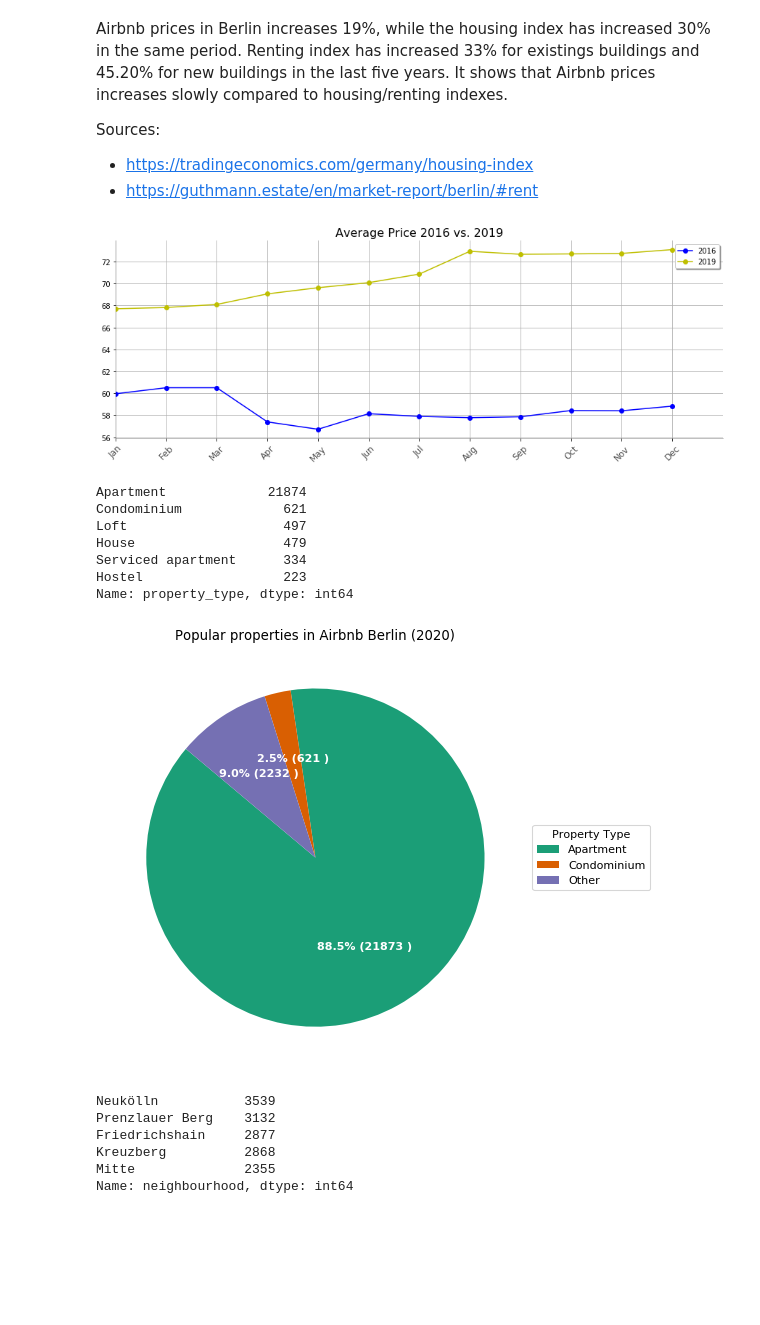
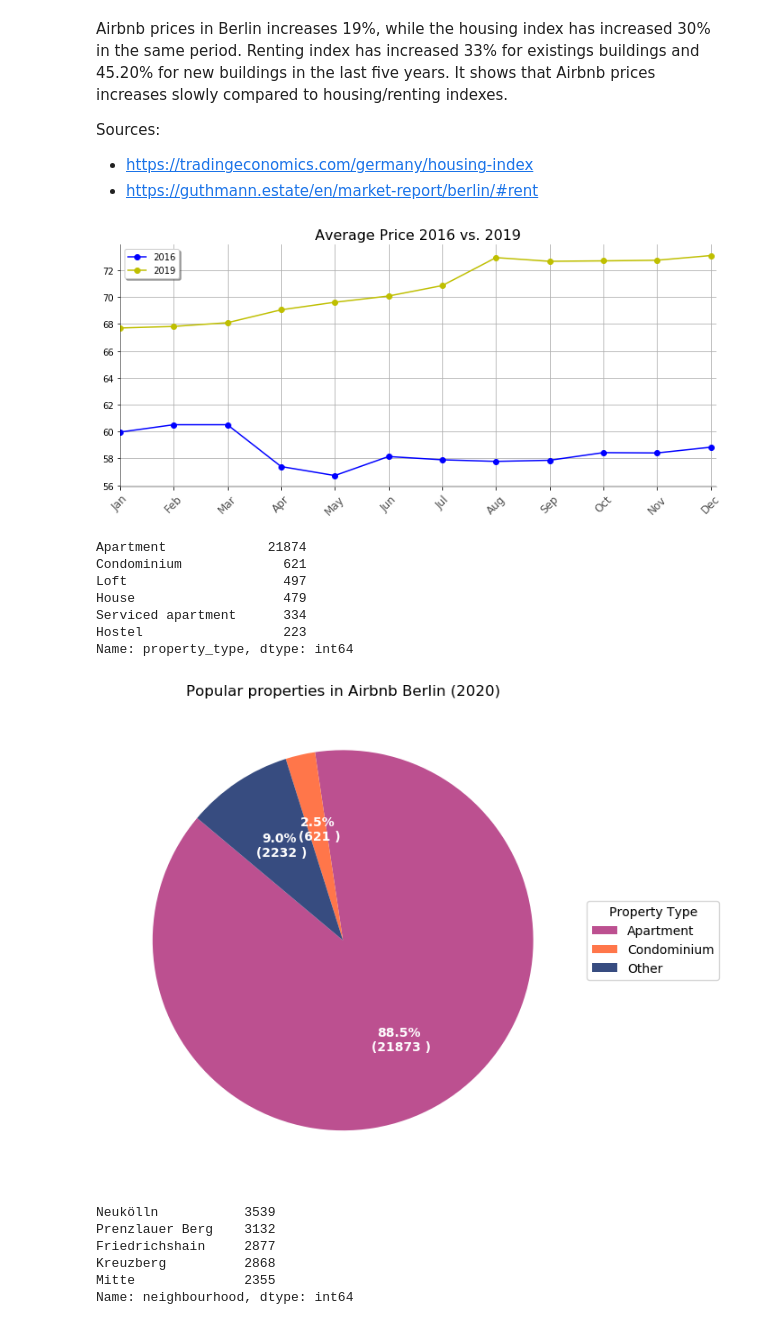
Before and after one commit to vitorarrais/data-science-notebooks, a Jupyter notebook: airbnb-berlin/airbnb-berlin.ipynb, the cells around one changed output. Saved outputs shown, nothing was run; the diff lists cells and outputs as text; code cells hidden in the pictures; blank space fills up the shorter version.

```diff
--- a/airbnb-berlin/airbnb-berlin.ipynb
+++ b/airbnb-berlin/airbnb-berlin.ipynb
@@ -63,6 +58,13 @@ df_grouped = df_listings.groupby('neighbourhood')['float_price']
 # sort neighbourhoods by price
 df_mean = df_grouped.mean().sort_values(ascending=False)
 df_mean = df_mean.reset_index()
-df_mean = pd.concat([df_mean[:10], df_mean[-10:]])
-df_mean.plot.bar(x='neighbourhood')
+df_mean = pd.concat([df_mean[:5], df_mean[-5:]])
+
+df_mean.rename(columns={'float_price': 'Average Price'}, inplace=True)
+sns.set(style="whitegrid")
+f, ax = plt.subplots(figsize=(10, 5))
+res = sns.barplot(x='Average Price', y='neighbourhood', data=df_mean)
+sns.despine(left=True, bottom=True)
+
+res.get_figure().savefig('top_10_neigh.png')
 # %% [output]
@@ -227,23 +230,24 @@ df_16 = pd.concat([df_16.iloc[:2], line, df_16.iloc[2:]]).reset_index(drop=True)
 # %%
 line_style = {1: 'bo-', 2: 'yo-'}
 fig, graph = plt.subplots()
 
 graph.plot('month', 'mean', line_style[1], data=df_16, label = '2016')
 graph.plot('month', 'mean', line_style[2], data=df_19, label = '2019')
 plt.xticks(ticks=range(0, df_16.shape[0]),labels=df_16['month'], rotation=45, fontsize=12, alpha=.7)
 
-fig.set_size_inches(15, 5)
+fig.set_size_inches(12, 5)
 graph.legend(shadow = True)
 graph.grid()
 plt.gca().spines["top"].set_alpha(0.0)
 plt.gca().spines["bottom"].set_alpha(0.3)
 plt.gca().spines["right"].set_alpha(0.0)
 plt.gca().spines["left"].set_alpha(0.3)
 plt.title("Average Price 2016 vs. 2019", fontsize=16)
-plt.xlim([0,12])
+plt.xlim([0,11.1])
 plt.show()
+# plt.savefig('average_price_2016_vs_2019.png')
 # %% [output]
-[figure, old version]
+[figure, new version]
 # %%
 popular_types = df_listings['property_type'].value_counts()[:6] # popular property types
 popular_types
@@ -262,17 +266,18 @@ df['property_type'] = df['property_type'].apply(lambda t: t if (t=='Apartment' o
 df = df.groupby('property_type').size().reset_index(name='counts')
 
 # draw plot
-fig, ax = plt.subplots(figsize=(12, 7), subplot_kw=dict(aspect="equal"), dpi= 80)
+fig, ax = plt.subplots(figsize=(12, 7), subplot_kw=dict(aspect="equal"), dpi= 100)
 
 data = df['counts']
 categories = df['property_type']
 
 def func(pct, allvals):
     absolute = int(pct/100.*np.sum(allvals))
-    return "{:.1f}% ({:d} )".format(pct, absolute)
+    return "{:.1f}%\n ({:d} )".format(pct, absolute)
 
 wedges, texts, autotexts = ax.pie(data, autopct=lambda pct: func(pct, data),
-                                  textprops=dict(color="w"), colors=plt.cm.Dark2.colors,
+                                  colors=['#bc5090','#ff764a','#374c80'],
+                                  textprops=dict(color="w"),
                                   startangle=140)
 
 # decoration
@@ -280,8 +285,9 @@ ax.legend(wedges, categories, title="Property Type", loc="center left", bbox_to_
 plt.setp(autotexts, size=10, weight=700)
 ax.set_title("Popular properties in Airbnb Berlin (2020)")
 plt.show()
+# plt.savefig('pizza_popular_property_types.png')
 # %% [output]
-[figure, old version]
+[figure, new version]
 # %%
 popular_neigh = df_listings['neighbourhood'].value_counts()[:5] # popular neighbourhoods
 popular_neigh
```
Also changed, not shown: parts of 12 cells of this notebook, 15 other files.
